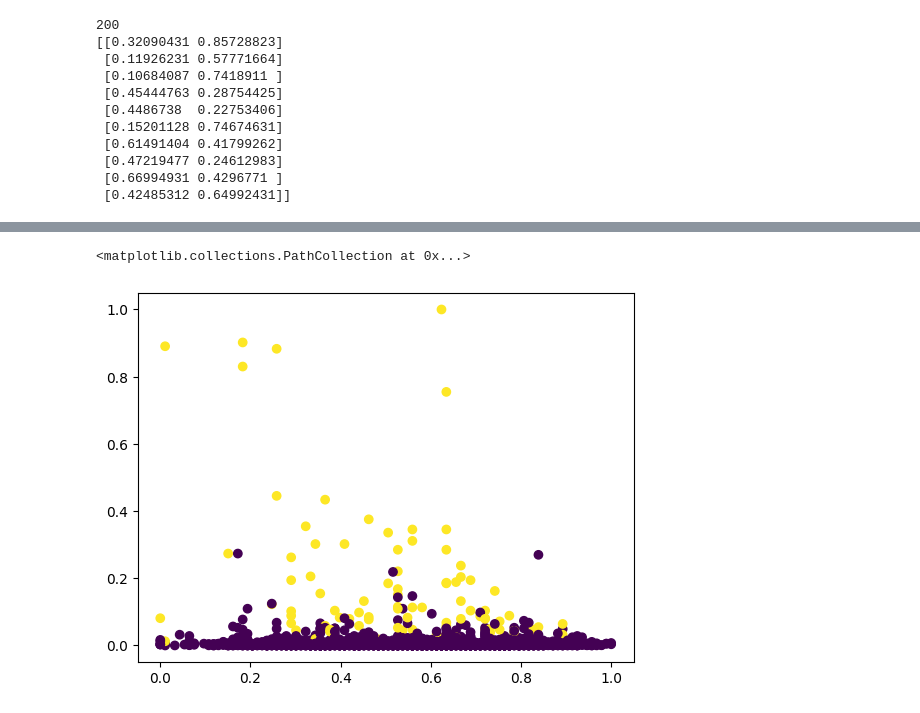
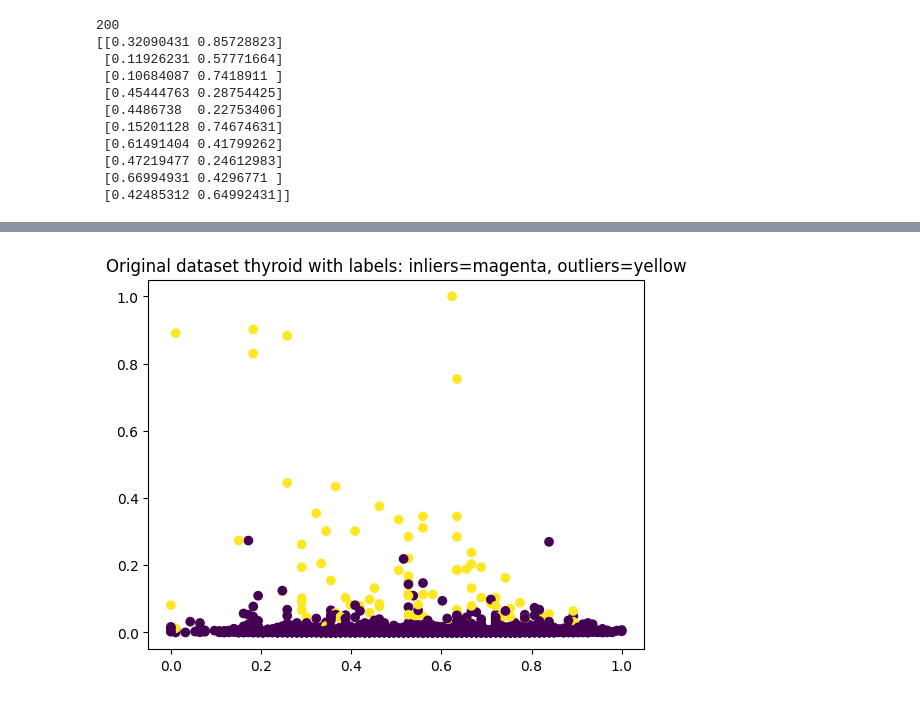
Before and after one commit to put101/intro-ml-2023, a Jupyter notebook: Intro_to_ML_AS3.ipynb, the cells around one changed output, grey strips where cells are left out. Saved outputs shown, nothing was run; the diff lists cells and outputs as text; code cells hidden in the pictures.

```diff
--- a/Intro_to_ML_AS3.ipynb
+++ b/Intro_to_ML_AS3.ipynb
@@ -255,9 +252,10 @@ labels = D_thyroid['y']
 # %%
 # plot original dataset (magenta = outliers, yellow = inliers)
 plt.scatter(vals[:, 0], vals[:, 1],c=labels, cmap='viridis')
+plt.title("Original dataset thyroid with labels: inliers=magenta, outliers=yellow")
+plt.show()
 # %% [output]
-<matplotlib.collections.PathCollection at 0x...>
-[figure, old version]
+[figure, new version]
 # %%
 #KNN
 from sklearn.neighbors import NearestNeighbors
```
Also changed, not shown: parts of 12 cells of this notebook, 11 other files.
